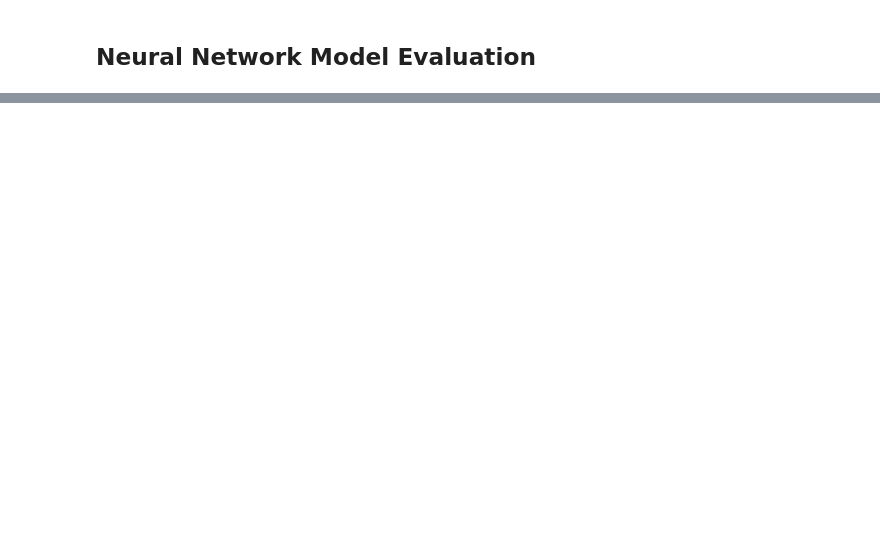
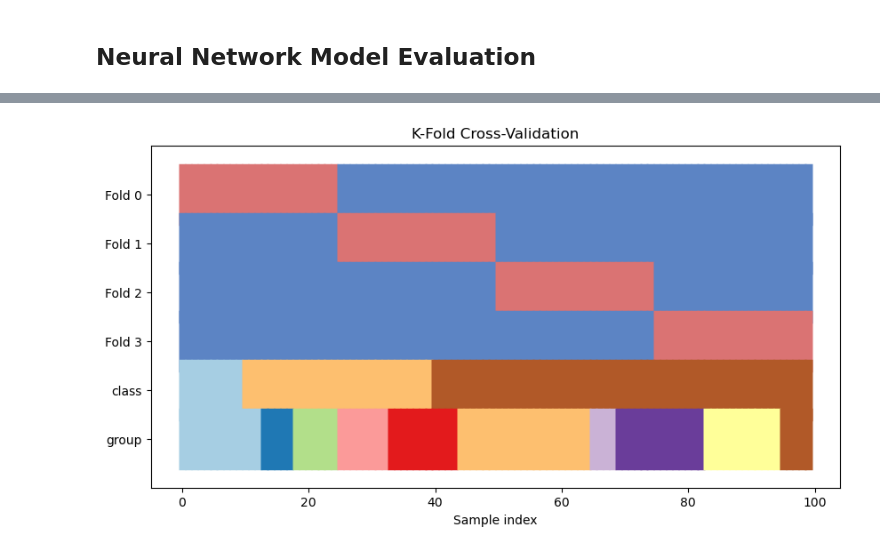
Before and after one commit to ChronoQuest/ChronoQuest1, a Jupyter notebook: Assets/Scripts/Final Boss ML/neural_model_evaluation.ipynb, the cells around one changed output, grey strips where cells are left out. Cells and saved outputs as stored; diff of their text form; code cells hidden in the pictures; blank space fills up the shorter version.

```diff
--- a/Assets/Scripts/Final Boss ML/neural_model_evaluation.ipynb
+++ b/Assets/Scripts/Final Boss ML/neural_model_evaluation.ipynb
@@ -52,0 +94,84 @@ plt.show()
+# %%
+rng = np.random.RandomState(1338)
+cmap_data = plt.cm.Paired
+cmap_cv = plt.cm.coolwarm
+n_splits = 4
+
+n_points = 115
+X = rng.randn(100, 10)
+percentiles_classes = [0.1, 0.3, 0.6]
+y = np.hstack([[ii] * int(100*perc) for ii, perc in enumerate(percentiles_classes)])
+
+group_prior = rng.dirichlet([2] * 10)
+groups = np.repeat(np.arange(10), rng.multinomial(100, group_prior))
+
+def visualise_kfold_with_groups(classes, groups, n_splits=4):
+    fig, ax = plt.subplots(figsize=(10, 5))
+
+    kf = KFold(n_splits=n_splits, shuffle=False)
+
+    for i, (train_idx, test_idx) in enumerate(kf.split(classes)):
+        indices = np.arange(len(classes))
+
+        train_colour = "#5C84C4"
+        test_colour = "#DA7373"
+
+        colors = np.array([train_colour] * len(classes))
+        colors[test_idx] = test_colour
+
+        ax.scatter(
+            indices,
+            [i] * len(classes),
+            c=colors,
+            marker="_",
+            lw=50
+        )
+
+    ax.scatter(
+        range(len(classes)),
+        [n_splits] * len(classes),
+        c=classes,
+        marker="_",
+        lw=50,
+        cmap=cmap_data
+    )
+
+    ax.scatter(
+        range(len(groups)),
+        [n_splits + 1] * len(groups),
+        c=groups,
+        marker="_",
+        lw=50,
+        cmap=cmap_data
+    )
+
+    ax.set(
+        ylim=[-1, n_splits + 2],
+        yticks=list(range(n_splits)) + [n_splits, n_splits + 1],
+        yticklabels=[f"Fold {i}" for i in range(n_splits)] + ["class", "group"],
+        xlabel="Sample index",
+        title="K-Fold Cross-Validation"
+    )
+
+    ax.invert_yaxis()
+
+    plt.show()
+
+visualise_kfold_with_groups(y, groups, n_splits=4)
+
+# --- results fromn cross-validation ---
+folds = np.arange(1, len(fold_accuracies) + 1)
+
+plt.figure()
+plt.bar(folds, fold_accuracies)
+
+plt.xlabel("Fold")
+plt.ylabel("Accuracy")
+plt.title("Cross Validation Accuracy per Fold")
+
+mean_acc = np.mean(fold_accuracies)
+plt.axhline(mean_acc, linestyle='--', label=f"Mean = {mean_acc:.2f}")
+plt.legend()
+plt.show()
+# %% [output]
+[figure, added]
```
Also changed, not shown: parts of 5 cells of this notebook, 1 other file.
